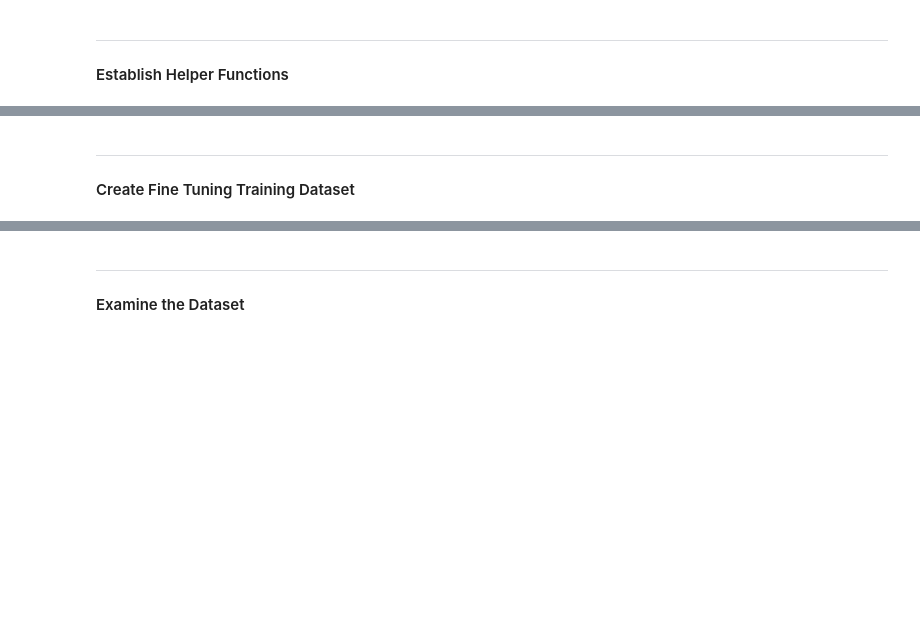
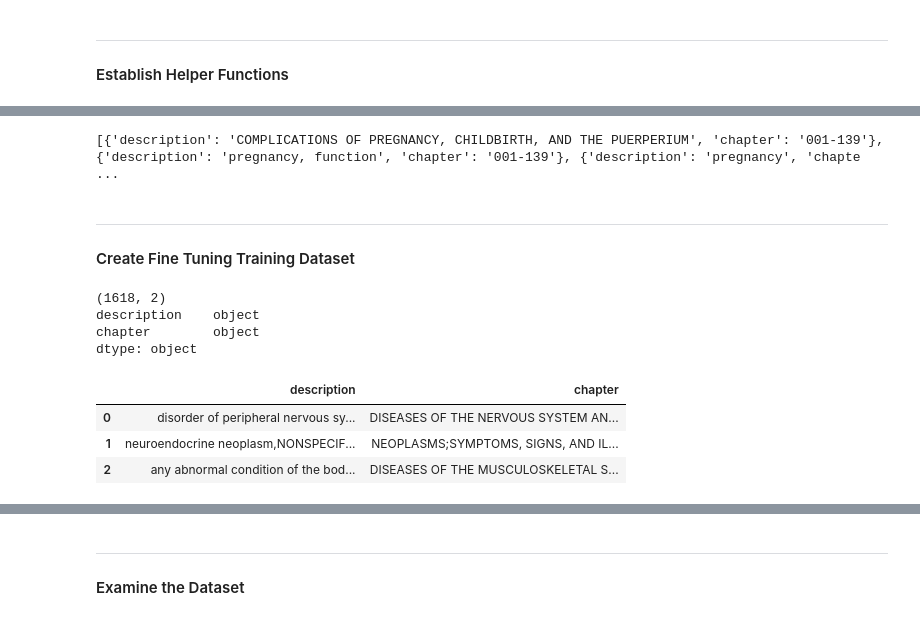
Before and after one commit to zso3n3n/mimic-iii-medcode-azure, a Jupyter notebook: 04a_aoai_ft_data_prep.ipynb, the cells around one changed output, grey strips where cells are left out. Drawn from its saved outputs; the diff is of its cells as text; code cells hidden in the pictures; blank space fills up the shorter version.

```diff
--- a/04a_aoai_ft_data_prep.ipynb
+++ b/04a_aoai_ft_data_prep.ipynb
@@ -41,12 +41,14 @@ from dotenv import load_dotenv, find_dotenv
 from textwrap import dedent
 
 import pandas as pd
-import json
+import numpy as np
+import random
 import requests
 import os
 import re
 
 load_dotenv(find_dotenv(), override=True)
+pd.set_option('display.max_colwidth', None)
 # %%
 # Authenticate to Client
 # Authenticate the client using your key and endpoint
@@ -184,3 +191,29 @@ def generate_dataset(sys, description, l1_code, az_ta_cli, training_file):
+# %%
+# generate pd dataset
+
+def generate_dataset(description, chapter, az_ta_cli, dataset_list):
+    dataset_list.append({'description': description, 'chapter': chapter})
+
+    umls_concepts = get_umls_concepts(az_ta_cli, [description])
+    for cuid in umls_concepts:
+
+        atoms = get_umls_atoms(cuid)
+        if atoms:
+            for atom in atoms:
+                dataset_list.append({'description': atom, 'chapter': chapter})
+
+        definitions = umls_define(cuid)
+        if definitions:
+            for definition in definitions:
+                dataset_list.append({'description': definition, 'chapter': chapter})
+    return
+
+# Test
+test_list = []
+generate_dataset('COMPLICATIONS OF PREGNANCY, CHILDBIRTH, AND THE PUERPERIUM', '001-139', client, test_list)
+print(test_list)
+# %% [output]
+[{'description': 'COMPLICATIONS OF PREGNANCY, CHILDBIRTH, AND THE PUERPERIUM', 'chapter': '001-139'}, {'description': 'pregnancy, function', 'chapter': '001-139'}, {'description': 'pregnancy', 'chapte ...
 # %% [markdown]
 ---
 #### Create Fine Tuning Training Dataset
@@ -186,0 +244,37 @@ def generate_dataset(sys, description, l1_code, az_ta_cli, training_file):
+# %%
+# Examine data
+ft_df = pd.DataFrame(ft_df_list)
+ft_df.chapter = ft_df.chapter.apply(lambda x: x.strip())
+print(ft_df.shape)
+print(ft_df.dtypes)
+# %% [output]
+(1618, 2)
+description    object
+chapter        object
+dtype: object
+# %%
+# Add multi-label examples to the dataframe (normal distribution with a mean of 6 labels per example [min 1, max 12])
+
+def multi_sample(code_count, sample_count):
+    new_rows = []
+    for i in range(sample_count):
+        code_samples = list(map(str.strip, random.sample(chapter_codes, code_count)))
+        item = {'description': '', 'chapter': ';'.join(code_samples)}
+        desciption_list = []
+        for chapter in code_samples:
+            sample = ft_df[ft_df['chapter']==chapter].sample(1)
+            desciption_list.append(sample['description'].values[0])
+
+        item['description'] = ','.join(desciption_list)
+        new_rows.append(item)
+    return new_rows
+
+
+# TEST
+new_rows = multi_sample(6, 3)
+display(pd.DataFrame(new_rows))
+# %% [output]
+|  | description | chapter |
+| 0 | disorder of peripheral nervous sy... | DISEASES OF THE NERVOUS SYSTEM AN... |
+| 1 | neuroendocrine neoplasm,NONSPECIF... | NEOPLASMS;SYMPTOMS, SIGNS, AND IL... |
+| 2 | any abnormal condition of the bod... | DISEASES OF THE MUSCULOSKELETAL S... |
```
Also changed, not shown: parts of 12 cells of this notebook.
